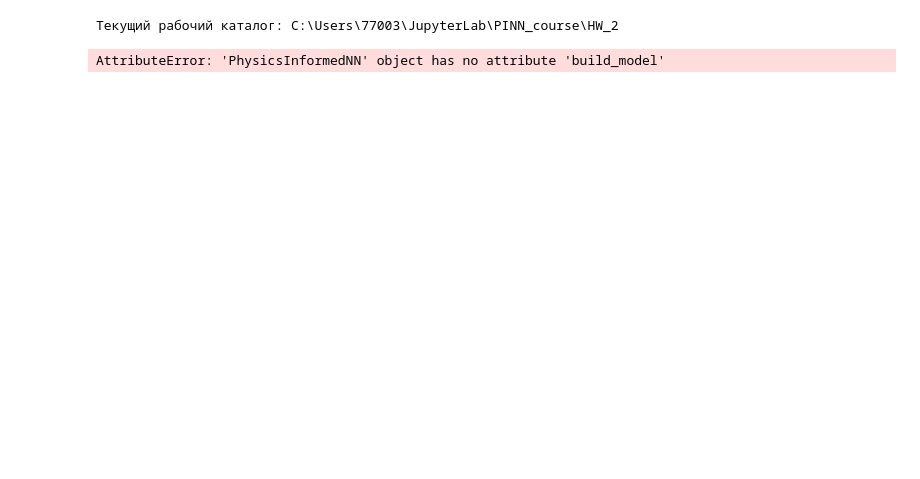
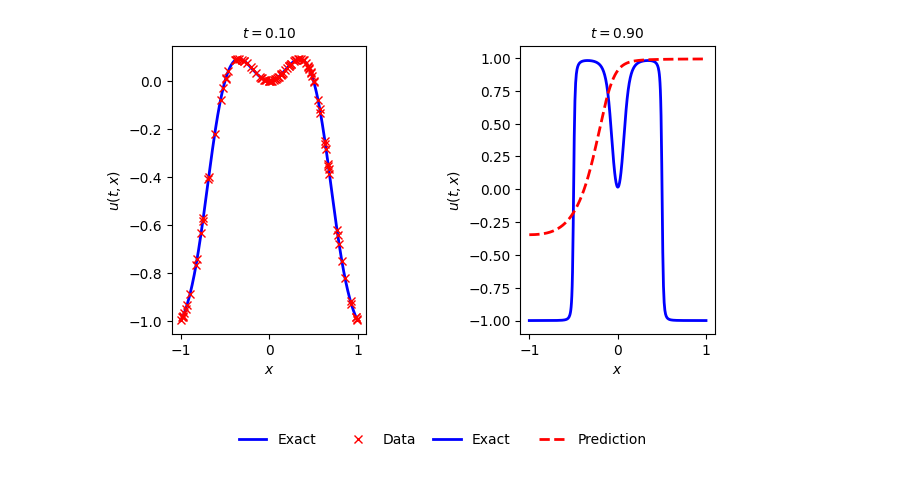
Before and after one commit to SaquamarineS/PINN_course, a Jupyter notebook: HW_2/HW_2_DiferenceEquationPart.ipynb, the cells around one changed output. Saved outputs shown, nothing was run; the diff lists cells and outputs as text; code cells hidden in the pictures; blank space fills up the shorter version.

```diff
--- a/HW_2/HW_2_DiferenceEquationPart.ipynb
+++ b/HW_2/HW_2_DiferenceEquationPart.ipynb
@@ -98,6 +221,5 @@ class PhysicsInformedNN:
 # %%
-# Скачивания жанных и прописания начальных паараметров
-
+# Data loading and initial parameter setup
 print(os.getcwd())
 
 # Load the data from the .mat file
@@ -112,7 +234,7 @@ Exact = np.real(data['uu']).T      # Real part of 'uu', transposed for correct s
 idx_t0 = 20
 idx_t1 = 180
 
-iterations = 5 * 10 ** 4   # Примерно при 5000 - 10000 будет норм
+iterations = 100   # Example value for iterations
 
 # Initialize data
 N = 100  # Number of spatial points to select
@@ -124,3 +246,17 @@ u0 = Exact[idx_t0:idx_t0+1, idx_x].T  # Corresponding initial condition data
 # Boundary conditions
 lb = x.min()  # Lower boundary (min value of x)
 ub = x.max()  # Upper boundary (max value of x)
+
+# Create the model and train it
+layers = [1, 20, 20, 1]  # Example layer structure
+dt = 0.01  # Example time step
+q = None  # Placeholder for q, define as needed
+
+model = PhysicsInformedNN(x0, u0, x, layers, dt, lb, ub, q)
+
+# Train the model
+model.train(iterations)  # Training for specified iterations
+
+# Make predictions after training
+x_star = x  # Assuming we want predictions over all x points
+U1_pred = model.predict(x_star)  # Make predictions using the trained model
@@ -127,49 +275,32 @@ ub = x.max()  # Upper boundary (max value of x)
-# %%
-# Create the model and train it
-model = PhysicsInformedNN(x0, u0, x1, layers, dt, lb, ub, q)
-model.train(100)  # Training for 100 iterations (this is just a placeholder)
-
-# Make predictions
-x_star = x  # Assuming we want predictions over all x points
-U1_pred = model.predict(x_star)  # Make predictions using the trained model# Create the model
-model = PhysicsInformedNN(x0, u0, x1, layers, dt, lb, ub, q)
-
-# Train the model
-model.train(iterations)  # Training for 100 iterations
-
-# Make predictions after training
-x_star = x  # Assuming we want predictions over all x points
-U1_pred = model.predict(x_star)  # Make predictions using the trained model
-# %% [output]
-Текущий рабочий каталог: C:\Users\77003\JupyterLab\PINN_course\HW_2
-AttributeError: 'PhysicsInformedNN' object has no attribute 'build_model'
 # %%
 # Plotting the results
 import matplotlib.gridspec as gridspec
 
 # Define the grid for subplots
 gs1 = gridspec.GridSpec(1, 2)
 
 # First plot at time t0
 ax1 = plt.subplot(gs1[0, 0])
 ax1.plot(x, Exact[idx_t0, :], 'b-', linewidth=2, label='Exact')  # Exact solution at t0
 ax1.plot(x0, u0, 'rx', linewidth=2, label='Data')  # Initial condition
 ax1.set_xlabel('$x$')
 ax1.set_ylabel('$u(t, x)$')
 ax1.set_title('$t = %.2f$' % (t[idx_t0]), fontsize=10)
 ax1.set_xlim([lb - 0.1, ub + 0.1])
 ax1.legend(loc='upper center', bbox_to_anchor=(0.8, -0.3), ncol=2, frameon=False)
 
 # Second plot at time t1
 ax2 = plt.subplot(gs1[0, 1])
 ax2.plot(x, Exact[idx_t1, :], 'b-', linewidth=2, label='Exact')  # Exact solution at t1
-ax2.plot(x_star, U1_pred.numpy()[:, 0], 'r--', linewidth=2, label='Prediction')  # Predicted solution
+ax2.plot(x_star, U1_pred, 'r--', linewidth=2, label='Prediction')  # Predicted solution
 ax2.set_xlabel('$x$')
 ax2.set_ylabel('$u(t, x)$')
 ax2.set_title('$t = %.2f$' % (t[idx_t1]), fontsize=10)
 ax2.set_xlim([lb - 0.1, ub + 0.1])
 ax2.legend(loc='upper center', bbox_to_anchor=(0.1, -0.3), ncol=2, frameon=False)
 
 # Display the plots
 plt.tight_layout()
 plt.show()
+# %% [output]
+[figure, added]
```
Also changed, not shown: parts of 4 cells of this notebook.
